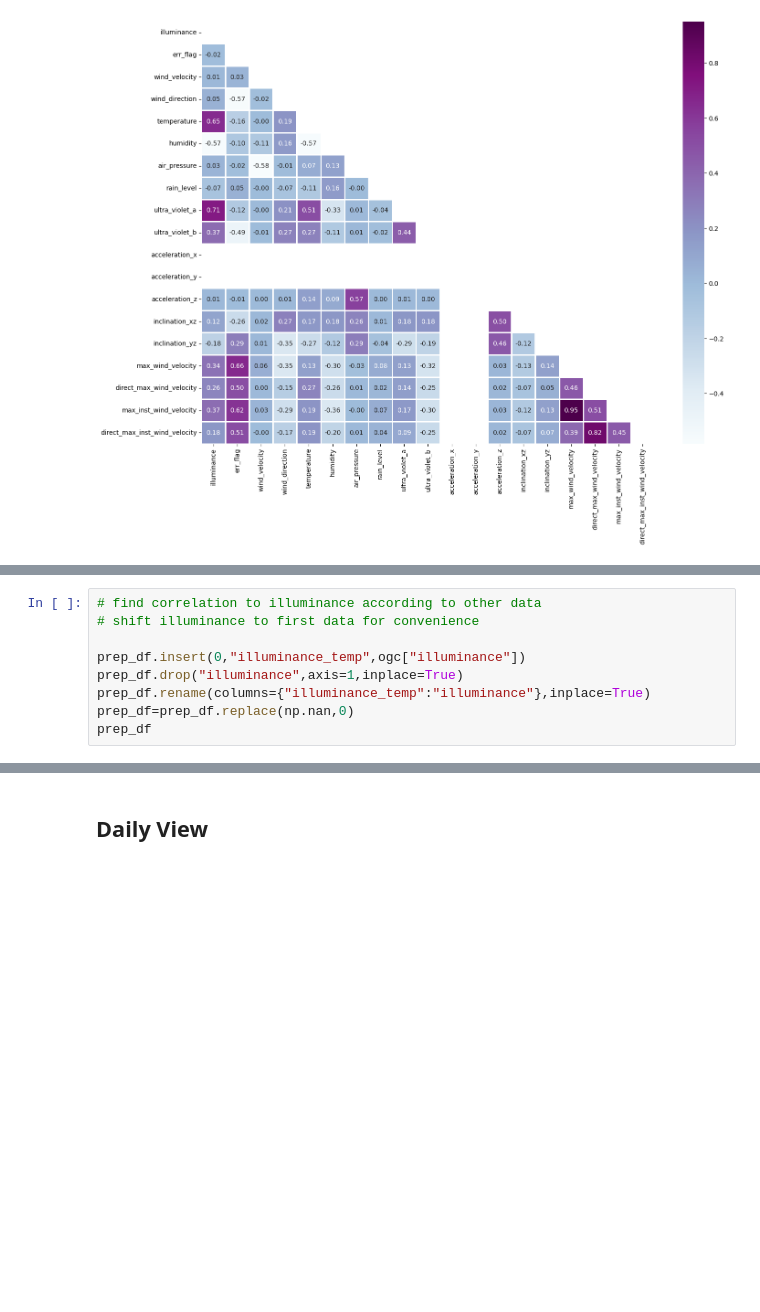
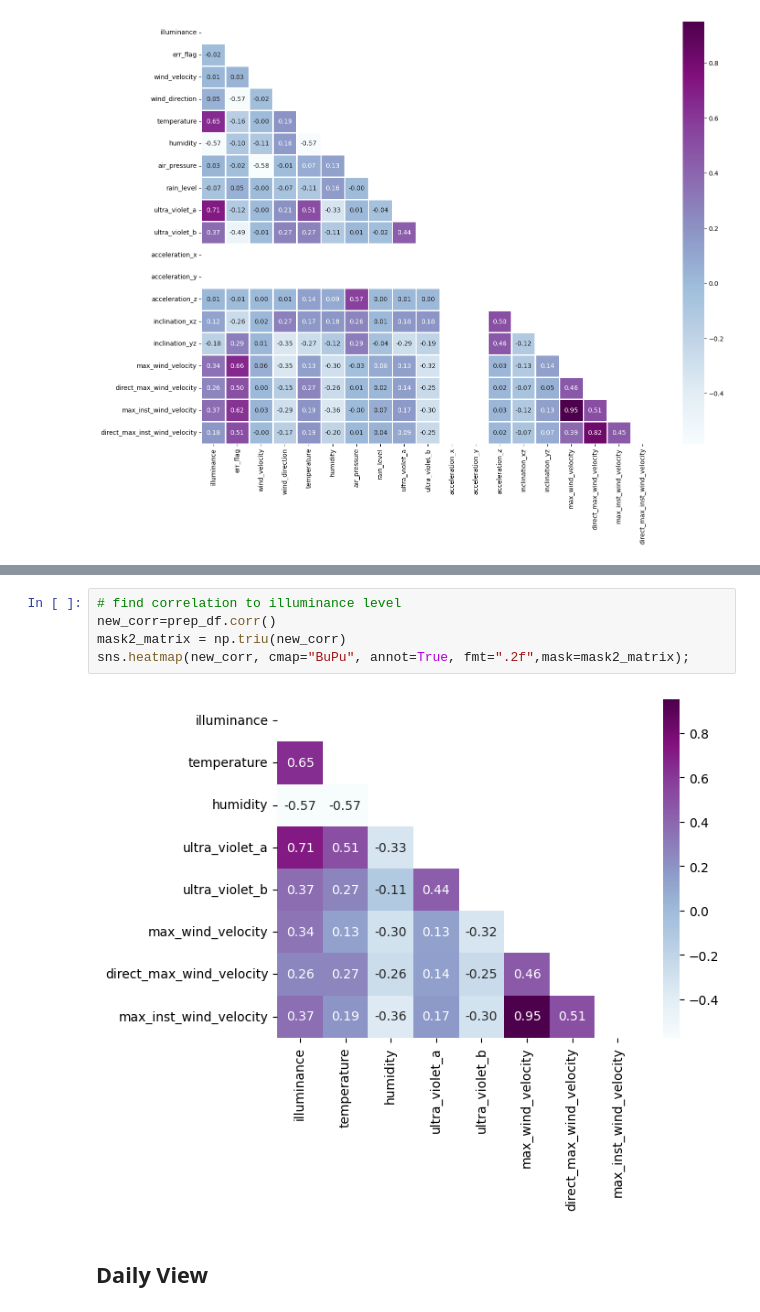
Before and after one commit to chusanapunn/SmartEnvi_AY3T2, a Jupyter notebook: smartEnviA.ipynb, the cells around one changed output, grey strips where cells are left out. Drawn from its saved outputs; the diff is of its cells as text; blank space fills up the shorter version.

Commit message:
new corr

```diff
--- a/smartEnviA.ipynb
+++ b/smartEnviA.ipynb
@@ -126,9 +125,0 @@ prep_df.describe()
-# %%
-# find correlation to illuminance according to other data
-# shift illuminance to first data for convenience
-
-prep_df.insert(0,"illuminance_temp",ogc["illuminance"])
-prep_df.drop("illuminance",axis=1,inplace=True)
-prep_df.rename(columns={"illuminance_temp":"illuminance"},inplace=True)
-prep_df=prep_df.replace(np.nan,0)
-prep_df
@@ -149,3 +126,10 @@ prep_df
+# %%
+# find correlation to illuminance level
+new_corr=prep_df.corr()
+mask2_matrix = np.triu(new_corr)
+sns.heatmap(new_corr, cmap="BuPu", annot=True, fmt=".2f",mask=mask2_matrix);
+# %% [output]
+[figure, added]
 # %% [markdown]
 ## Daily View
 # %%
```
Also changed, not shown: parts of 4 cells of this notebook.
